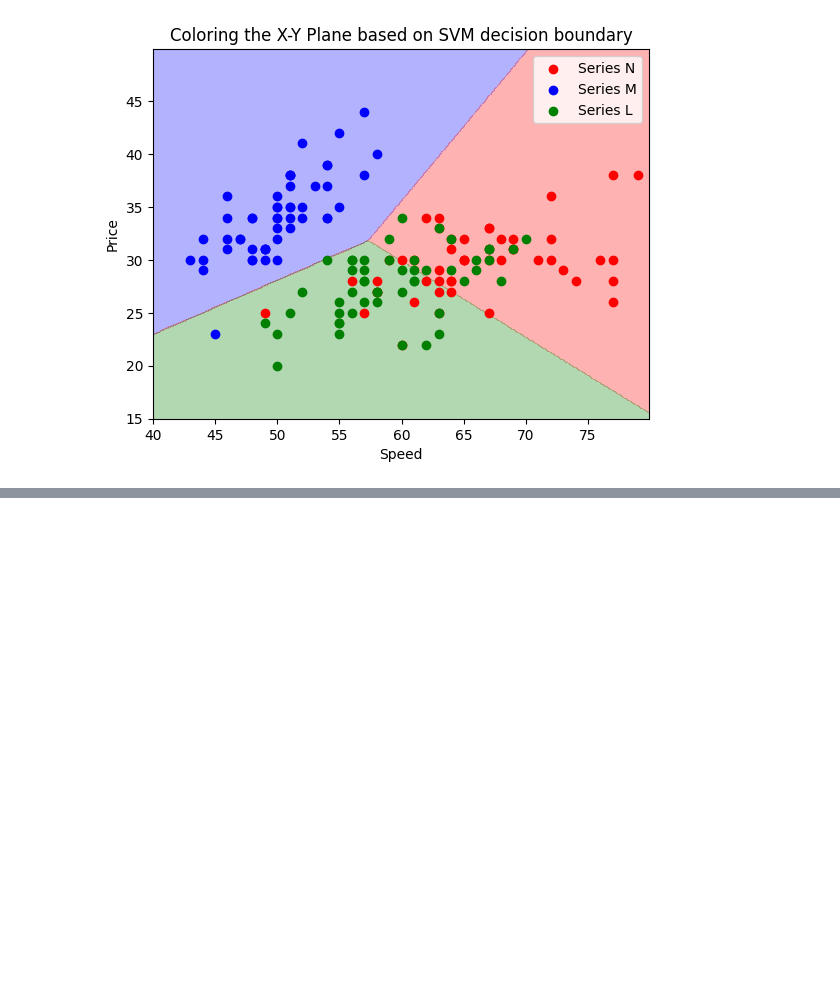
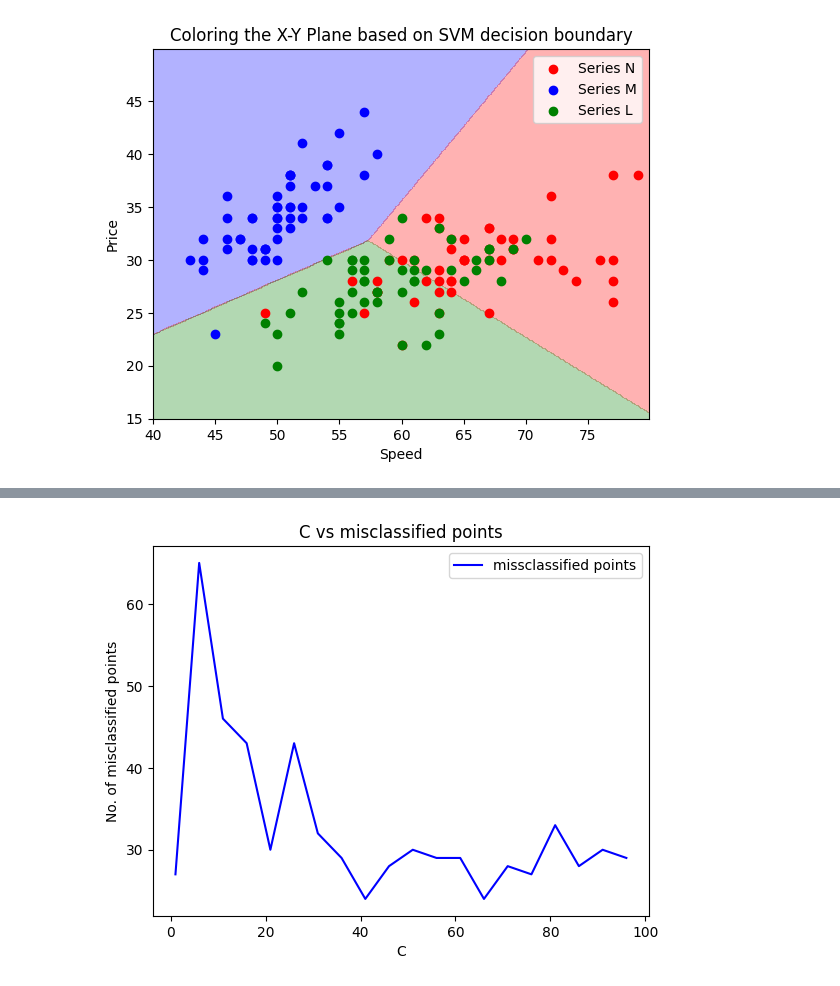
Before and after one commit to Aditya-Y-29/ML-Assignments, a Jupyter notebook: Assignment-2/Task2.ipynb, the cells around one changed output, grey strips where cells are left out. Saved outputs shown, nothing was run; the diff lists cells and outputs as text; code cells hidden in the pictures; blank space fills up the shorter version.

```diff
--- a/Assignment-2/Task2.ipynb
+++ b/Assignment-2/Task2.ipynb
@@ -310,3 +320,39 @@ def condition_function(x, y):
+# %%
+# Finding the equation of hyperplane.
+degree = 3
+X = np.array(df[['speed', 'price']].values.tolist())
+y_m = np.array(df['Model'].replace('Series M', '1').replace('Series N', '-1').replace('Series L', '-1').values.tolist(), dtype=np.float64)
+y_n = np.array(df['Model'].replace('Series M', '-1').replace('Series N', '1').replace('Series L', '-1').values.tolist(), dtype=np.float64)
+y_l = np.array(df['Model'].replace('Series M', '-1').replace('Series N', '-1').replace('Series L', '1').values.tolist(), dtype=np.float64)
+
+c_list = []
+error_list = []
+
+for c in np.arange(1, 100, 5):
+    c = round(c, 4)
+    c_list.append(c)
+    sv_a_m, sv_X_m, sv_y_m, intercept_m = get_svm_weight_vector_and_intercept_having_polynomial_kernal(X, y_m, c, degree)
+    sv_a_n, sv_X_n, sv_y_n, intercept_n = get_svm_weight_vector_and_intercept_having_polynomial_kernal(X, y_n, c, degree)
+    sv_a_l, sv_X_l, sv_y_l, intercept_l = get_svm_weight_vector_and_intercept_having_polynomial_kernal(X, y_l, c, degree)
+    error = 0
+    for i in range(len(X)):
+        value = condition_function(X[i][0], X[i][1])
+        if value == 0 and i >= 50:
+            error += 1
+        if value == 1 and i < 50 and i >=100:
+            error += 1
+        if value == 2 and i < 100:
+            error += 1
+    error_list.append(error)
+# %%
+plt.plot(c_list, error_list, color = 'blue', label = 'missclassified points')
+plt.xlabel('C')
+plt.ylabel('No. of misclassified points')
+plt.title('C vs misclassified points')
+plt.legend()
+plt.show()
+# %% [output]
+[figure, added]
 # %%
 # Plotting desicion boundary of SVM.
 def plot_svm_decision_boundary():
```
Also changed, not shown: parts of 8 cells of this notebook.
